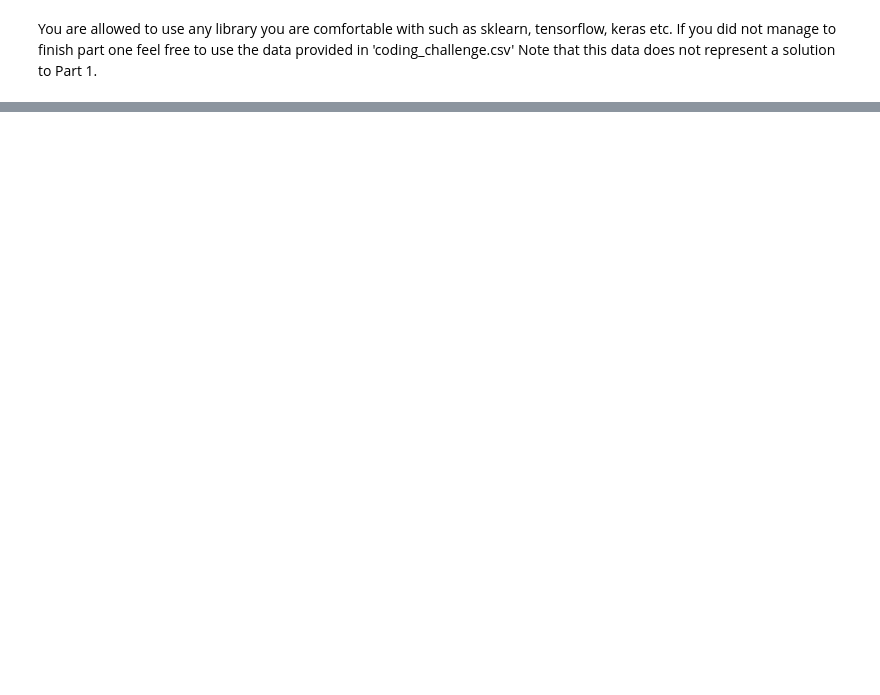
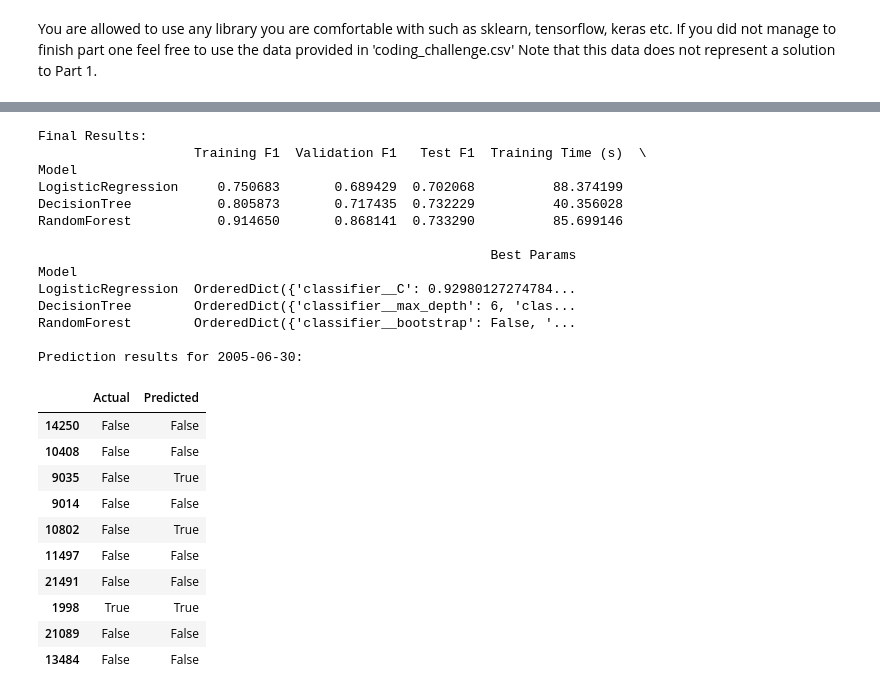
Before and after one commit to Tes-star/code-challenges, a Jupyter notebook: datascience/Coding Challenge.ipynb, the cells around one changed output, grey strips where cells are left out. Saved outputs shown, nothing was run; the diff lists cells and outputs as text; code cells hidden in the pictures; blank space fills up the shorter version.

```diff
--- a/datascience/Coding Challenge.ipynb
+++ b/datascience/Coding Challenge.ipynb
@@ -456,10 +467,6 @@ Skipping column 'min_temperature' due to insufficient unique values.
 # %% [markdown]
 ### 3. Task
 Now it is time to split the data, into a training, evaluation and test set. As a reminder, the date we are trying to predict snow fall for should constitute your test set.
-# %%
-# define the prediction day as 20 years ago from today
-prediction_day = str(dt.datetime.today()- dt.timedelta(days=20*365)).split(' ')[0]
-prediction_day= pd.to_datetime(prediction_day)
 # %%
 # Configure logging first
 
@@ -1057,0 +983,49 @@ Note: you may need to restart the kernel to use updated packages.
+# %%
+# 7. Define features for prediction
+excluded_vars = ['date', 'year'] + num_sample_columns
+numerical_features = X.columns.difference(excluded_vars).tolist()
+
+
+# 8. Model training and evaluation
+n_iterations= 5 # Number of Bayesian Optimization iterations
+results_df, best_models = train_and_evaluate(
+    X_train, Y_train,
+    X_eval, Y_eval,
+    X_test, Y_test,
+    numerical_features,
+    categorial_features,
+    n_iterations=n_iterations # Reduced iterations for quick demo. Increase for better optimization.
+)
+
+# 9. Save full results
+timestamp = datetime.now().strftime('%Y%m%d_%H%M%S')
+results_df.to_csv(f'model_results_bayesian_{timestamp}.csv')
+
+# 10. Predict for a prediction_day
+predict_snow_for_day(X, Y, prediction_day, best_models['RandomForest'])  # Using the first model as an example
+# %% [output]
+Final Results:
+                    Training F1  Validation F1   Test F1  Training Time (s)  \
+Model
+LogisticRegression     0.750683       0.689429  0.702068          88.374199
+DecisionTree           0.805873       0.717435  0.732229          40.356028
+RandomForest           0.914650       0.868141  0.733290          85.699146
+
+                                                          Best Params
+Model
+LogisticRegression  OrderedDict({'classifier__C': 0.92980127274784...
+DecisionTree        OrderedDict({'classifier__max_depth': 6, 'clas...
+RandomForest        OrderedDict({'classifier__bootstrap': False, '...
+
+Prediction results for 2005-06-30:
+|  | Actual | Predicted |
+| 14250 | False | False |
+| 10408 | False | False |
+| 9035 | False | True |
+| 9014 | False | False |
+| 10802 | False | True |
+| 11497 | False | False |
+| 21491 | False | False |
+| 1998 | True | True |
+| 21089 | False | False |
+| 13484 | False | False |
```
Also changed, not shown: parts of 20 cells of this notebook, 1 other file.
